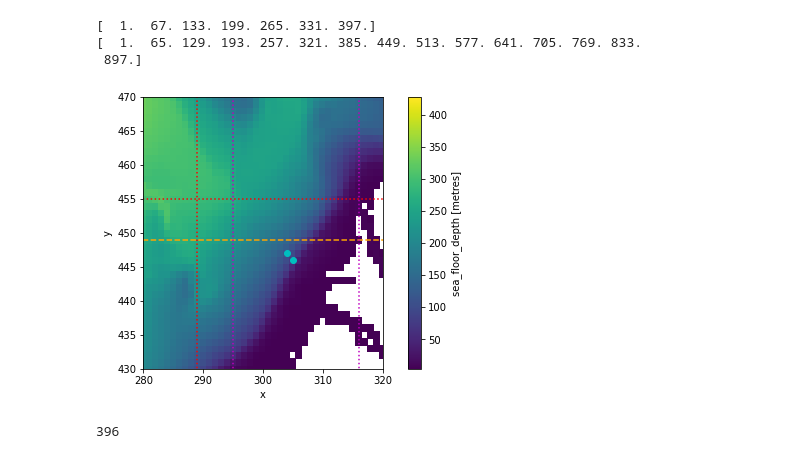
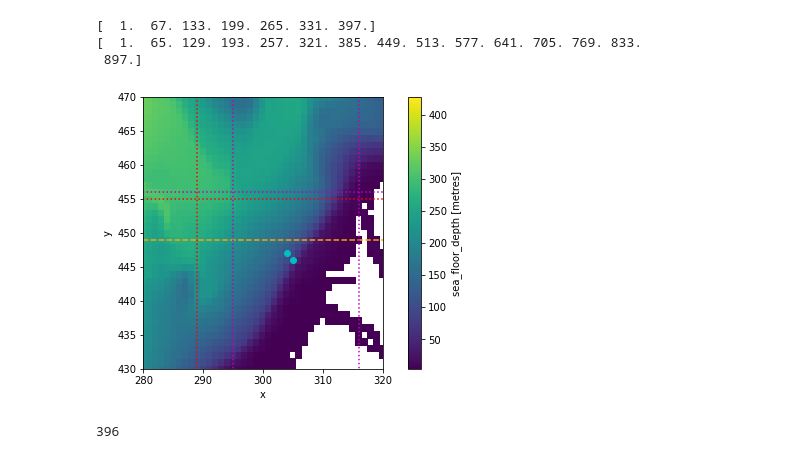
Before and after one commit to SalishSeaCast/analysis-susan, a Jupyter notebook: IonaOutfall/Grid_position.ipynb, the cells around one changed output. Drawn from its saved outputs; the diff is of its cells as text; code cells hidden in the pictures.

Commit message:
Update plots and look at new decomp

```diff
--- a/IonaOutfall/Grid_position.ipynb
+++ b/IonaOutfall/Grid_position.ipynb
@@ -29,34 +29,42 @@ for ii in range(16, 19):
 print (xx)
 
 yy = np.zeros(14+1)
+ya = np.zeros(25+1)
 ys = np.zeros(26+1)
 yy[0] = 1
+ya[0] = 1
 ys[0] = 1
 for ii in range(1, 15):
     yy[ii] = yy[ii-1] + 66 - 2
+for ii in range(1, 22):
+    ya[ii] = ya[ii-1] + 37 - 2
 for ii in range(1, 13):
     ys[ii] = ys[ii-1] + 37 - 2
+for ii in range(22, 26):
+    ya[ii] = ya[ii-1] + 36 -2
 for ii in range(13, 27):
     ys[ii] = ys[ii-1] + 36 - 2
 print (yy)
 for ii in range(7):
     ax.plot([xx[ii], xx[ii]], [0, 898], '--', c='orange')
 for jj in range(15):
     ax.plot([0, 398], [yy[jj], yy[jj]], '--', c='orange')
 for ii in range(12):
     ax.plot([xs[ii], xs[ii]], [0, 898], 'r:')
 for jj in range(27):
     ax.plot([0, 398], [ys[jj], ys[jj]], 'r:')
 for ii in range(19):
     ax.plot([xn[ii], xn[ii]], [0, 898], 'm:')
+for jj in range(26):
+    ax.plot([0, 398], [ya[jj], ya[jj]], 'm:')
 ax.plot([304, 305], [447, 446], 'co', )
 ax.set_xlim(280, 320)
 ax.set_ylim(430, 470);
 # %% [output]
 [  1.  67. 133. 199. 265. 331. 397.]
 [  1.  65. 129. 193. 257. 321. 385. 449. 513. 577. 641. 705. 769. 833.
  897.]
-[figure, old version]
+[figure, new version]
 # %%
 11*36
 # %% [output]
```
Also changed, not shown: 1 other file.
